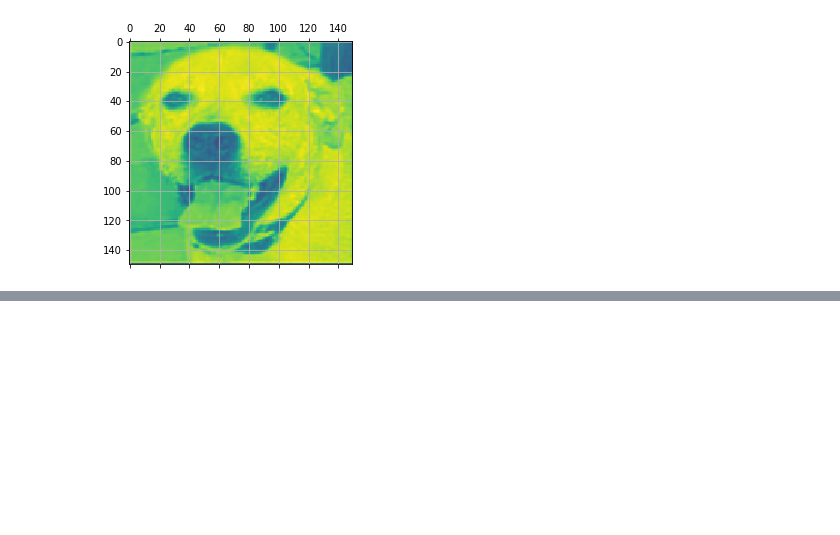
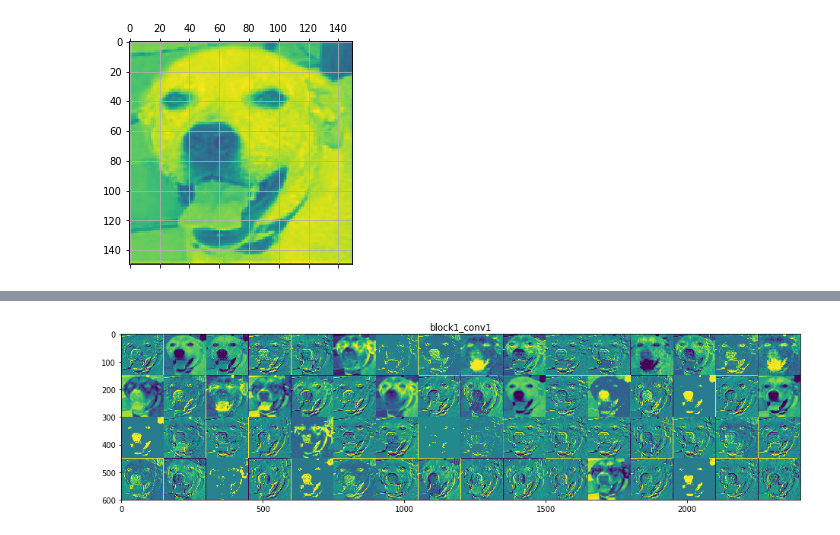
Before and after one commit to amrutask/Machine_Learning, a Jupyter notebook: HomeWork3/Problem4.ipynb, the cells around one changed output, grey strips where cells are left out. Drawn from its saved outputs; the diff is of its cells as text; code cells hidden in the pictures; blank space fills up the shorter version.

```diff
--- a/HomeWork3/Problem4.ipynb
+++ b/HomeWork3/Problem4.ipynb
@@ -250,15 +251,13 @@ plt.show()
 # %%
-layer_names = []
+def visualize_ConvLayer(layerIndex):
 
-for layer in model.layers[1:25]:
-  layer_names.append(layer.name)
+  layer_name = model.layers[layerIndex].name
 
-images_per_row = 16
+  images_per_row = 16
 
-for layer_name, layer_activation in zip(layer_names, activations):
+  layer_activation = activations[layerIndex-1]
   # the feature map has shape (1, size, size, n_features)
-  n_features = layer_activation.shape[-1]
-
+  n_features = activations[layerIndex-1].shape[-1]
   size = layer_activation.shape[1]
   n_cols = n_features // images_per_row
   display_grid = np.zeros((size * n_cols, images_per_row * size))
@@ -268,7 +267,8 @@ for layer_name, layer_activation in zip(layer_names, activations):
       channel_image = layer_activation[0, :, :, col * images_per_row + row]
 
       channel_image -= channel_image.mean()
-      channel_image /= channel_image.std()
+      if(channel_image.std() != 0):
+        channel_image /= channel_image.std()
       channel_image *= 64
       channel_image += 128
       channel_image = np.clip(channel_image, 0, 255).astype('uint8')
@@ -276,8 +276,13 @@ for layer_name, layer_activation in zip(layer_names, activations):
           col * size : (col + 1) * size,
           row * size : (row + 1) * size] = channel_image
 
+
   scale = 1. / size
   plt.figure(figsize=(scale * display_grid.shape[1], scale * display_grid.shape[0]))
   plt.title(layer_name)
   plt.grid(False)
   plt.imshow(display_grid, aspect='auto', cmap='viridis')
+# %%
+visualize_ConvLayer(1)
+# %% [output]
+[figure, added]
```
Also changed, not shown: parts of 15 cells of this notebook.
